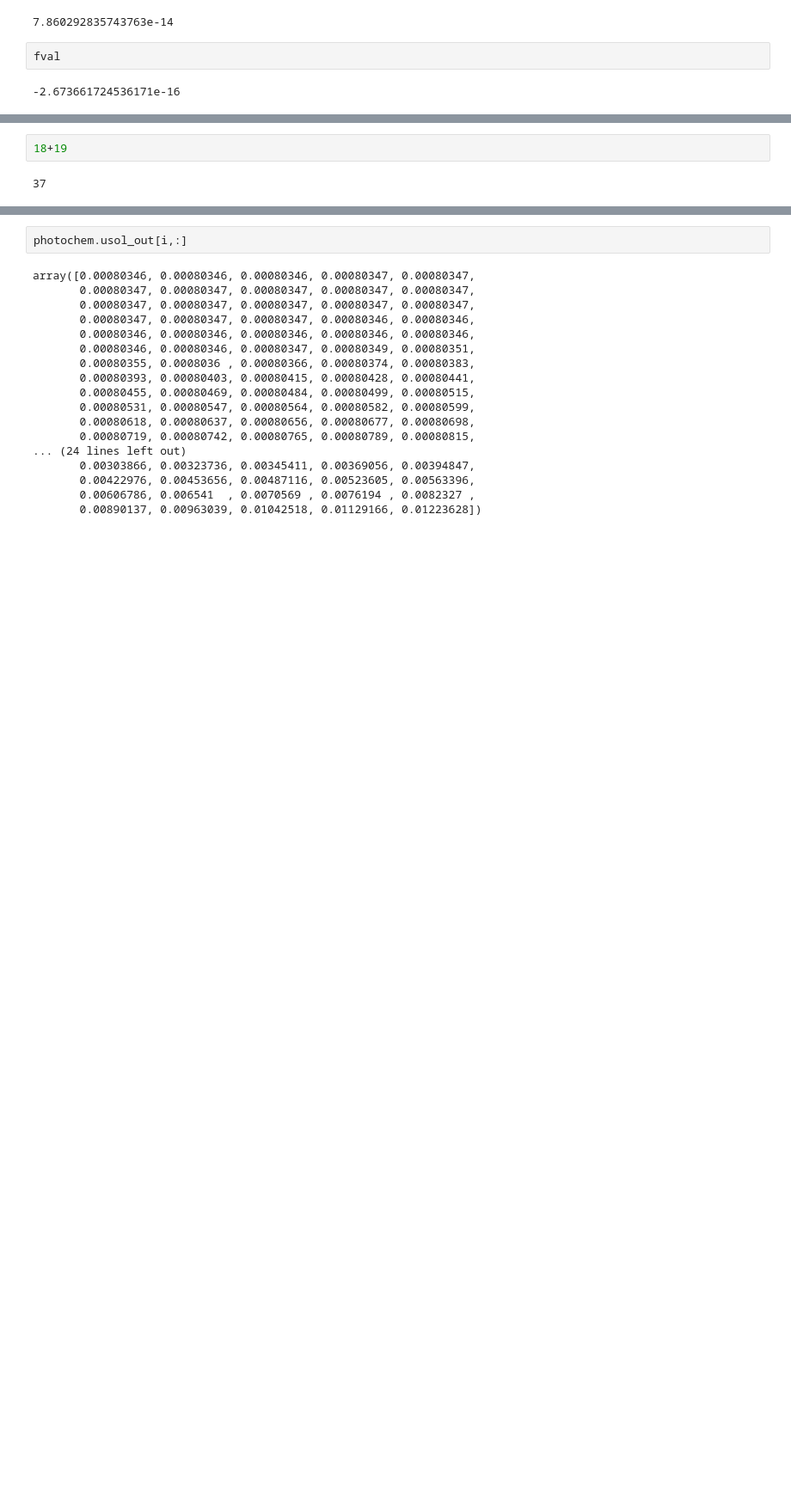
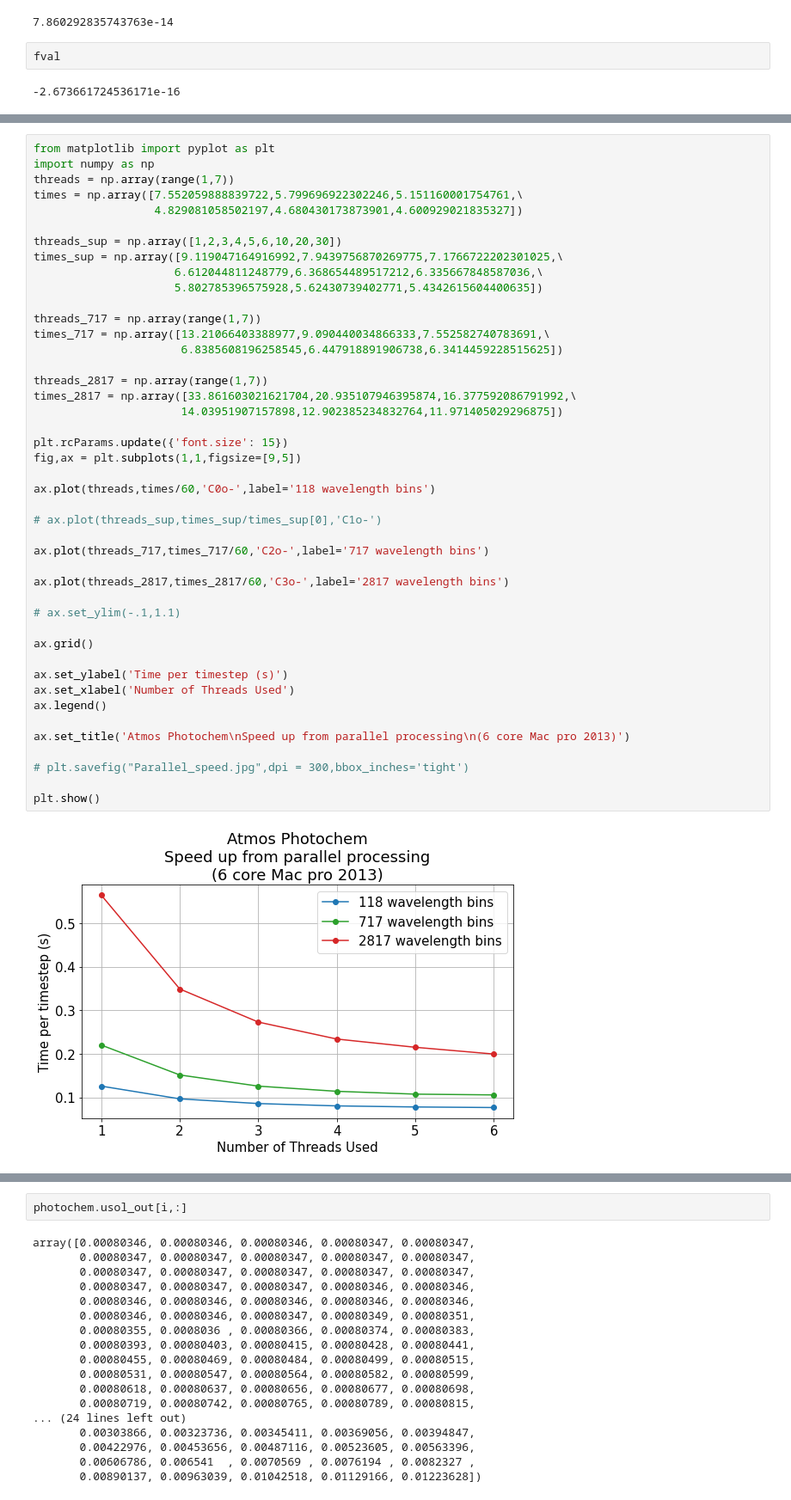
Before and after one commit to Nicholaswogan/PhotochemPy, a Jupyter notebook: codes.ipynb, the cells around one changed output, grey strips where cells are left out. Shown: that part at 86% size. Saved outputs shown, nothing was run; the diff lists cells and outputs as text; blank space fills up the shorter version.

```diff
--- a/codes.ipynb
+++ b/codes.ipynb
@@ -208,4 +328,46 @@ plt.show()
-# %%
-18+19
-# %% [output]
-37
+# %%
+from matplotlib import pyplot as plt
+import numpy as np
+threads = np.array(range(1,7))
+times = np.array([7.552059888839722,5.799696922302246,5.151160001754761,\
+                  4.829081058502197,4.680430173873901,4.600929021835327])
+
+threads_sup = np.array([1,2,3,4,5,6,10,20,30])
+times_sup = np.array([9.119047164916992,7.9439756870269775,7.1766722202301025,\
+                     6.612044811248779,6.368654489517212,6.335667848587036,\
+                     5.802785396575928,5.62430739402771,5.4342615604400635])
+
+threads_717 = np.array(range(1,7))
+times_717 = np.array([13.21066403388977,9.090440034866333,7.552582740783691,\
+                      6.8385608196258545,6.447918891906738,6.3414459228515625])
+
+threads_2817 = np.array(range(1,7))
+times_2817 = np.array([33.861603021621704,20.935107946395874,16.377592086791992,\
+                      14.03951907157898,12.902385234832764,11.971405029296875])
+
+plt.rcParams.update({'font.size': 15})
+fig,ax = plt.subplots(1,1,figsize=[9,5])
+
+ax.plot(threads,times/60,'C0o-',label='118 wavelength bins')
+
+# ax.plot(threads_sup,times_sup/times_sup[0],'C1o-')
+
+ax.plot(threads_717,times_717/60,'C2o-',label='717 wavelength bins')
+
+ax.plot(threads_2817,times_2817/60,'C3o-',label='2817 wavelength bins')
+
+# ax.set_ylim(-.1,1.1)
+
+ax.grid()
+
+ax.set_ylabel('Time per timestep (s)')
+ax.set_xlabel('Number of Threads Used')
+ax.legend()
+
+ax.set_title('Atmos Photochem\nSpeed up from parallel processing\n(6 core Mac pro 2013)')
+
+# plt.savefig("Parallel_speed.jpg",dpi = 300,bbox_inches='tight')
+
+plt.show()
+# %% [output]
+[figure, added]
```
Also changed, not shown: parts of 16 cells of this notebook, 43 other files.
